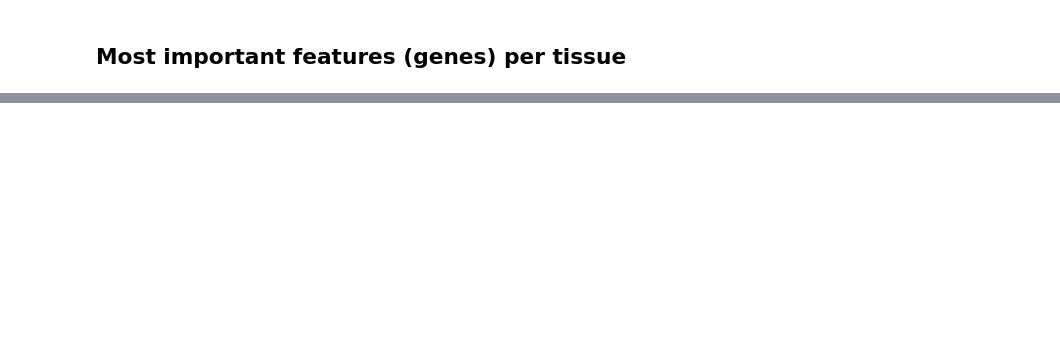
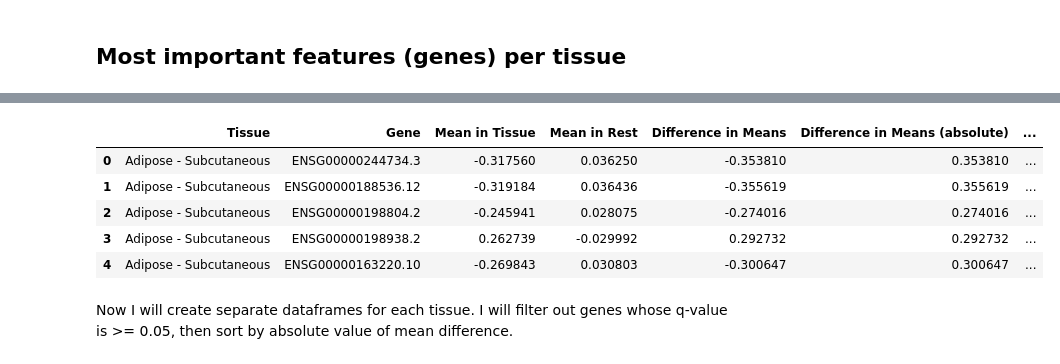
Before and after one commit to graceakatsu/cu-cpbs-7602, a Jupyter notebook: assignment01/04_cluster_evaluation_and_interpretation.ipynb, the cells around one changed output, grey strips where cells are left out. Drawn from its saved outputs; the diff is of its cells as text; code cells hidden in the pictures; blank space fills up the shorter version.

```diff
--- a/assignment01/04_cluster_evaluation_and_interpretation.ipynb
+++ b/assignment01/04_cluster_evaluation_and_interpretation.ipynb
@@ -432,0 +442,75 @@ Name: Gene, dtype: object
+# %%
+# Define function to compute tissue-specific markers
+def compute_tissue_markers(
+        data_raw,
+        tissue_labels='Tissue',
+        alpha=0.05,
+):
+    # Define expression matrix, gene names, and tissue labels
+    expr = data_raw.drop(columns=[tissue_labels])
+    genes = expr.columns
+    tissues = data_raw[tissue_labels]
+    tissues_unique = tissues.unique()
+
+    # Initialize empty list to store per-tissue marker results
+    markers_per_tissue = []
+
+    for tissue in tissues_unique:
+        # Create binary True/False labels for the current tissue
+        mask_tissue = (tissues == tissue)
+        mask_rest = ~mask_tissue
+
+        # Get samples in this tissue
+        samples_tissue = expr[mask_tissue]
+        # Get all the rest of the samples
+        samples_rest = expr[mask_rest]
+
+        # Run t-test (Welch, unequal variances)
+        _, p_vals = ttest_ind(
+            samples_tissue,
+            samples_rest,
+            axis=0, # column-wise comparison (columns are genes)
+            equal_var=False, # Welch's t-test
+            nan_policy='omit'
+            )
+
+        # Adjust p-values using Benjamini-Hochberg FDR correction
+        _, q_vals, _, _ = multipletests(p_vals, alpha=alpha, method='fdr_bh')
+
+        # Find the means of each gene in tissue vs rest
+        mean_tissue = samples_tissue.mean(axis=0)
+        mean_rest = samples_rest.mean(axis=0)
+
+        # Find the difference in means
+        diff_means = mean_tissue - mean_rest
+
+        # Build a per-tissue dataframe of results
+        tissue_markers = pd.DataFrame({
+            'Tissue': tissue,
+            'Gene': genes,
+            'Mean in Tissue': mean_tissue.values,
+            'Mean in Rest': mean_rest.values,
+            'Difference in Means': diff_means.values,
+            'Difference in Means (absolute)': np.abs(diff_means.values),
+            'P-Value (uncorrected)': p_vals,
+            'Q-Value (after BH correction)': q_vals
+        })
+
+        markers_per_tissue.append(tissue_markers)
+
+    return pd.concat(markers_per_tissue, ignore_index=True)
+
+
+# Execute function to compute tissue-specific markers
+tissue_markers = compute_tissue_markers(data_raw)
+
+tissue_markers.head()
+# %% [output]
+|  | Tissue | Gene | Mean in Tissue | Mean in Rest | Difference in Means | Difference in Means (absolute) | ... |
+| 0 | Adipose - Subcutaneous | ENSG00000244734.3 | -0.317560 | 0.036250 | -0.353810 | 0.353810 | ... |
+| 1 | Adipose - Subcutaneous | ENSG00000188536.12 | -0.319184 | 0.036436 | -0.355619 | 0.355619 | ... |
+| 2 | Adipose - Subcutaneous | ENSG00000198804.2 | -0.245941 | 0.028075 | -0.274016 | 0.274016 | ... |
+| 3 | Adipose - Subcutaneous | ENSG00000198938.2 | 0.262739 | -0.029992 | 0.292732 | 0.292732 | ... |
+| 4 | Adipose - Subcutaneous | ENSG00000163220.10 | -0.269843 | 0.030803 | -0.300647 | 0.300647 | ... |
+# %% [markdown]
+Now I will create separate dataframes for each tissue. I will filter out genes whose q-value is >= 0.05, then sort by absolute value of mean difference.
```
Also changed, not shown: parts of 14 cells of this notebook, 4 other files.
